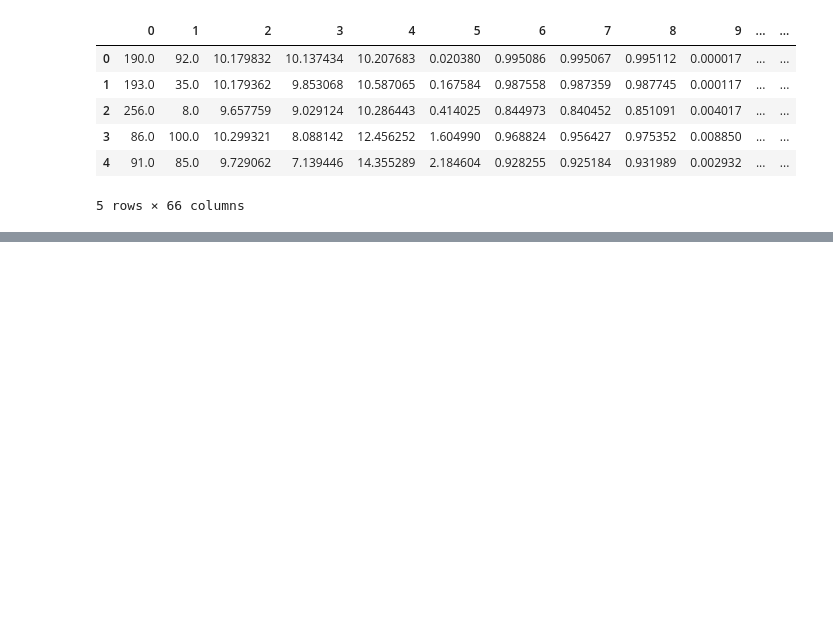
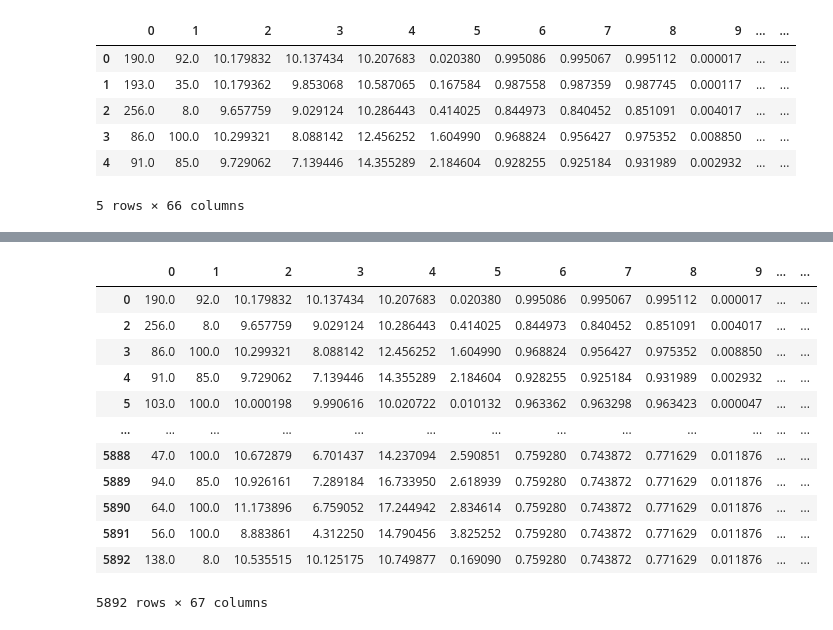
Before and after one commit to sardorick/BW-2-Fitness-ML, a Jupyter notebook: test_knn_impute.ipynb, the cells around one changed output, grey strips where cells are left out. Cells and saved outputs as stored; diff of their text form; code cells hidden in the pictures; blank space fills up the shorter version.

Commit message:
Updated imputer

```diff
--- a/test_knn_impute.ipynb
+++ b/test_knn_impute.ipynb
@@ -108,5 +118,5 @@ knn = KNNImputer(n_neighbors=2)
 # %%
-df5_num = knn.fit_transform(df5_num)
+df5_num = imputer.fit_transform(df5_num)
 # %%
 df5_num = pd.DataFrame(df5_num)
 # %%
@@ -136,0 +151,3 @@ df5_num.head()
+# %%
+df5 = pd.concat([df5_num, df5['target']], axis=1)
+df5.head()
@@ -136,0 +162,5 @@ df5_num.head()
+# %%
+oe = OrdinalEncoder()
+cd = asarray(df5['target'])
+df5['target'] = oe.fit_transform(cd.reshape(-1,1))
+print(df5['target'].value_counts())
@@ -136,0 +184,19 @@ df5_num.head()
+# %%
+df5 = df5.rename(columns={65: 'user'})
+# %%
+df5 = df5.drop([5893, 1], axis=0)
+df5
+# %% [output]
+|  | 0 | 1 | 2 | 3 | 4 | 5 | 6 | 7 | 8 | 9 | ... | ... |
+| 0 | 190.0 | 92.0 | 10.179832 | 10.137434 | 10.207683 | 0.020380 | 0.995086 | 0.995067 | 0.995112 | 0.000017 | ... | ... |
+| 2 | 256.0 | 8.0 | 9.657759 | 9.029124 | 10.286443 | 0.414025 | 0.844973 | 0.840452 | 0.851091 | 0.004017 | ... | ... |
+| 3 | 86.0 | 100.0 | 10.299321 | 8.088142 | 12.456252 | 1.604990 | 0.968824 | 0.956427 | 0.975352 | 0.008850 | ... | ... |
+| 4 | 91.0 | 85.0 | 9.729062 | 7.139446 | 14.355289 | 2.184604 | 0.928255 | 0.925184 | 0.931989 | 0.002932 | ... | ... |
+| 5 | 103.0 | 100.0 | 10.000198 | 9.990616 | 10.020722 | 0.010132 | 0.963362 | 0.963298 | 0.963423 | 0.000047 | ... | ... |
+| ... | ... | ... | ... | ... | ... | ... | ... | ... | ... | ... | ... | ... |
+| 5888 | 47.0 | 100.0 | 10.672879 | 6.701437 | 14.237094 | 2.590851 | 0.759280 | 0.743872 | 0.771629 | 0.011876 | ... | ... |
+| 5889 | 94.0 | 85.0 | 10.926161 | 7.289184 | 16.733950 | 2.618939 | 0.759280 | 0.743872 | 0.771629 | 0.011876 | ... | ... |
+| 5890 | 64.0 | 100.0 | 11.173896 | 6.759052 | 17.244942 | 2.834614 | 0.759280 | 0.743872 | 0.771629 | 0.011876 | ... | ... |
+| 5891 | 56.0 | 100.0 | 8.883861 | 4.312250 | 14.790456 | 3.825252 | 0.759280 | 0.743872 | 0.771629 | 0.011876 | ... | ... |
+| 5892 | 138.0 | 8.0 | 10.535515 | 10.125175 | 10.749877 | 0.169090 | 0.759280 | 0.743872 | 0.771629 | 0.011876 | ... | ... |
+5892 rows × 67 columns
```
Also changed, not shown: parts of 14 cells of this notebook.
